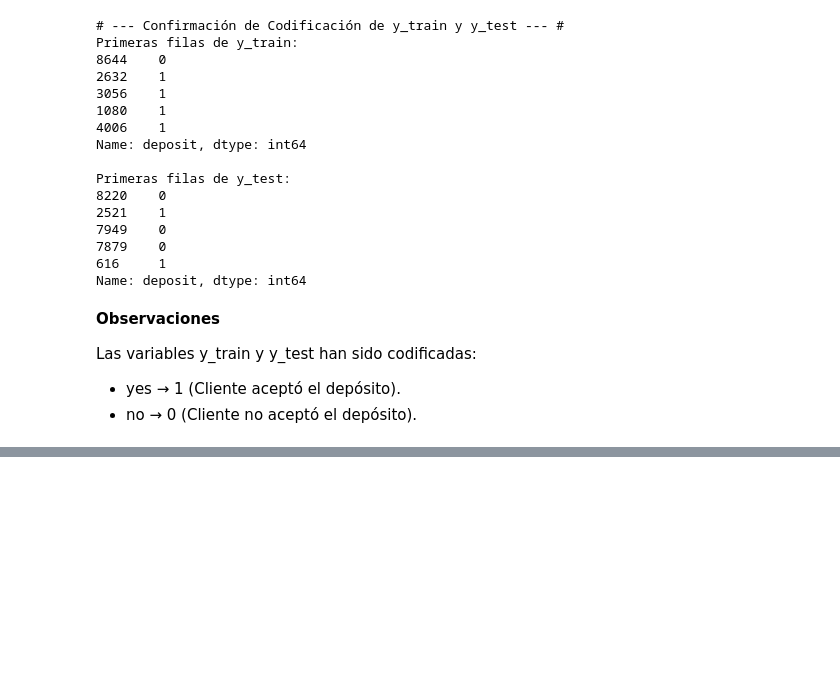
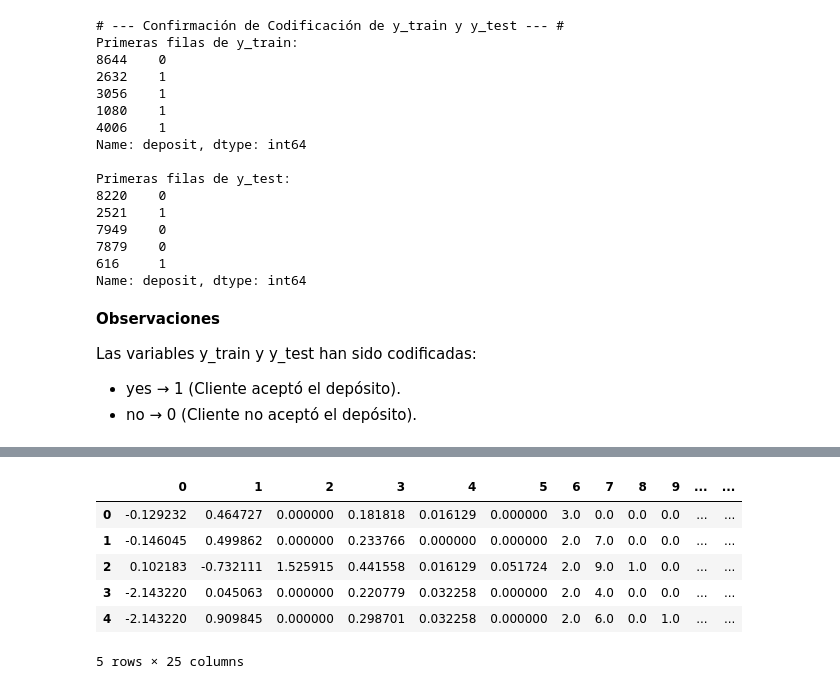
Before and after one commit to neiluz/project_machine_learning, a Jupyter notebook: sprint_8/sprint_8.2.ipynb, the cells around one changed output, grey strips where cells are left out. Saved outputs shown, nothing was run; the diff lists cells and outputs as text; code cells hidden in the pictures; blank space fills up the shorter version.

```diff
--- a/sprint_8/sprint_8.2.ipynb
+++ b/sprint_8/sprint_8.2.ipynb
@@ -595,0 +354,11 @@ cv_roc_auc_scores = cross_val_score(model, X_train, y_train, cv=kf, scoring='roc
+# %%
+X_test_transformed = pd.DataFrame(X_test_transformed)
+X_test_transformed.head()
+# %% [output]
+|  | 0 | 1 | 2 | 3 | 4 | 5 | 6 | 7 | 8 | 9 | ... | ... |
+| 0 | -0.129232 | 0.464727 | 0.000000 | 0.181818 | 0.016129 | 0.000000 | 3.0 | 0.0 | 0.0 | 0.0 | ... | ... |
+| 1 | -0.146045 | 0.499862 | 0.000000 | 0.233766 | 0.000000 | 0.000000 | 2.0 | 7.0 | 0.0 | 0.0 | ... | ... |
+| 2 | 0.102183 | -0.732111 | 1.525915 | 0.441558 | 0.016129 | 0.051724 | 2.0 | 9.0 | 1.0 | 0.0 | ... | ... |
+| 3 | -2.143220 | 0.045063 | 0.000000 | 0.220779 | 0.032258 | 0.000000 | 2.0 | 4.0 | 0.0 | 0.0 | ... | ... |
+| 4 | -2.143220 | 0.909845 | 0.000000 | 0.298701 | 0.032258 | 0.000000 | 2.0 | 6.0 | 0.0 | 1.0 | ... | ... |
+5 rows × 25 columns
```
Also changed, not shown: parts of 86 cells of this notebook, 1 other file.
